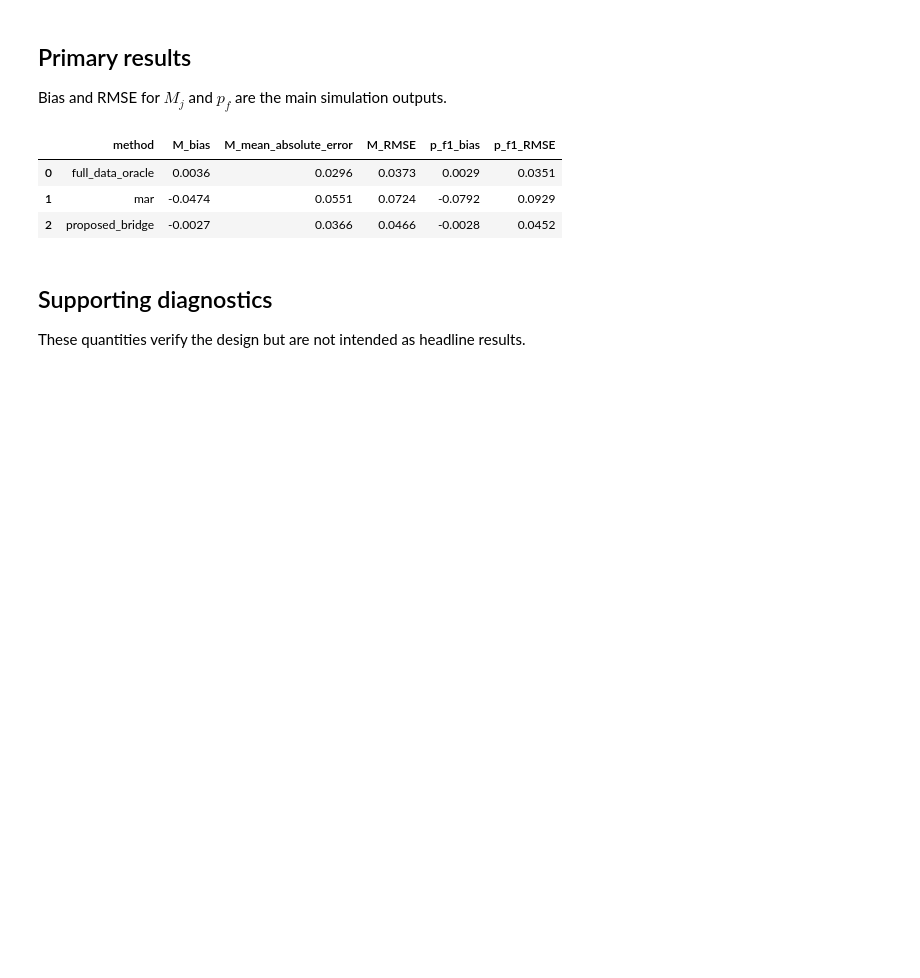
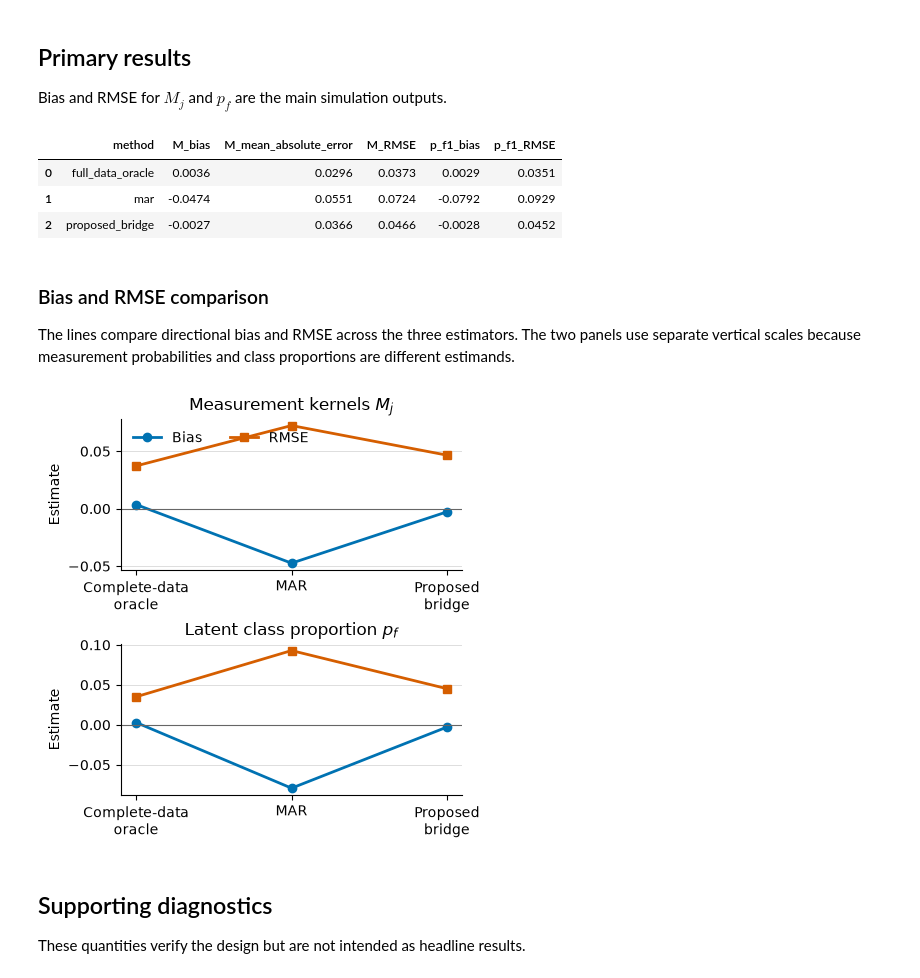
Before and after one commit to MHsamurai/missing-IV, a Jupyter notebook: simulation/allman_latent_mnar_simulation.ipynb, the cells around one changed output. Drawn from its saved outputs; the diff is of its cells as text; code cells hidden in the pictures; blank space fills up the shorter version.

Commit message:
Report Allman simulation results

```diff
--- a/simulation/allman_latent_mnar_simulation.ipynb
+++ b/simulation/allman_latent_mnar_simulation.ipynb
@@ -75,6 +75,42 @@ summary[[
 | 0 | full_data_oracle | 0.0036 | 0.0296 | 0.0373 | 0.0029 | 0.0351 |
 | 1 | mar | -0.0474 | 0.0551 | 0.0724 | -0.0792 | 0.0929 |
 | 2 | proposed_bridge | -0.0027 | 0.0366 | 0.0466 | -0.0028 | 0.0452 |
+# %% [markdown]
+### Bias and RMSE comparison
+
+The lines compare directional bias and RMSE across the three estimators. The two panels use separate vertical scales because measurement probabilities and class proportions are different estimands.
+# %%
+import matplotlib.pyplot as plt
+
+method_order = ["full_data_oracle", "mar", "proposed_bridge"]
+method_labels = ["Complete-data\noracle", "MAR", "Proposed\nbridge"]
+plot_data = summary.set_index("method").loc[method_order]
+x = range(len(method_order))
+colors = {"Bias": "#0072B2", "RMSE": "#D55E00"}
+
+fig, axes = plt.subplots(2, 1, figsize=(4.4, 4.5), constrained_layout=True)
+for axis, bias_column, rmse_column, title in [
+    (axes[0], "M_bias", "M_RMSE", r"Measurement kernels $M_j$"),
+    (axes[1], "p_f1_bias", "p_f1_RMSE", r"Latent class proportion $p_f$"),
+]:
+    axis.plot(x, plot_data[bias_column], marker="o", linewidth=2.0,
+              color=colors["Bias"], label="Bias")
+    axis.plot(x, plot_data[rmse_column], marker="s", linewidth=2.0,
+              color=colors["RMSE"], label="RMSE")
+    axis.axhline(0, color="#666666", linewidth=0.8)
+    axis.set_xticks(list(x), method_labels)
+    axis.set_title(title)
+    axis.set_ylabel("Estimate")
+    axis.grid(axis="y", color="#DDDDDD", linewidth=0.7)
+    axis.spines[["top", "right"]].set_visible(False)
+axes[0].legend(frameon=False, loc="upper left", ncol=2)
+figure_dir = ROOT / "simulation" / "figures"
+figure_dir.mkdir(exist_ok=True)
+fig.savefig(figure_dir / "allman_bias_rmse_comparison.pdf", bbox_inches="tight")
+fig.savefig(figure_dir / "allman_bias_rmse_comparison.png", dpi=220, bbox_inches="tight")
+plt.show()
+# %% [output]
+[figure, added]
 # %% [markdown]
 ## Supporting diagnostics
 
```
Also changed, not shown: 3 other files.
